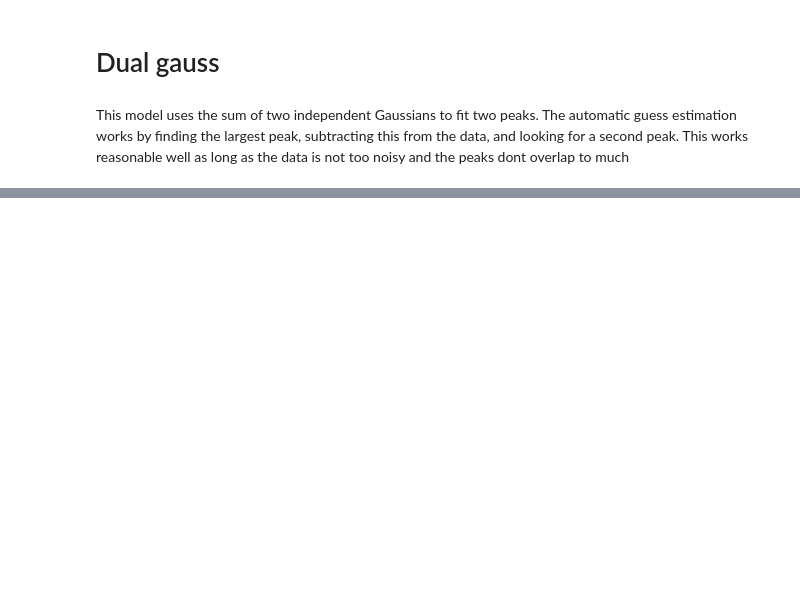
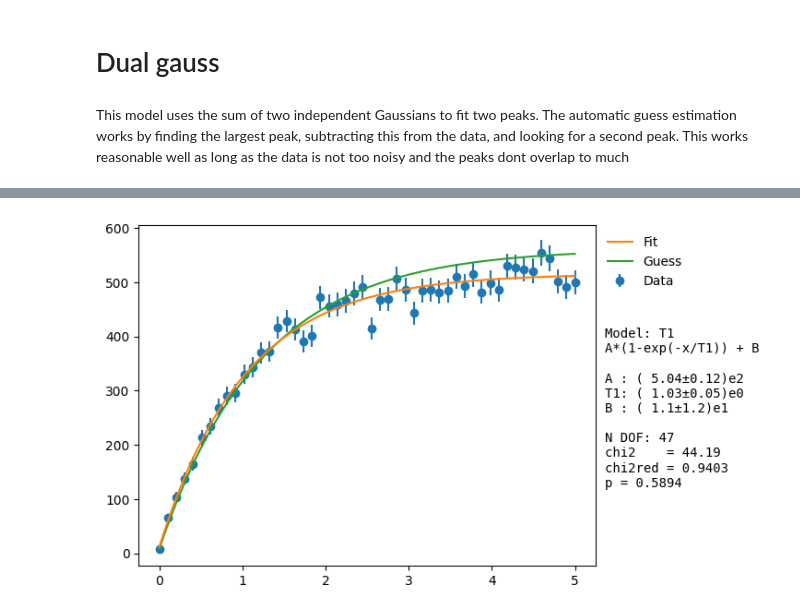
Before and after one commit to M-Hayhurst/lazyfit, a Jupyter notebook: example_notebooks/model_catalog.ipynb, the cells around one changed output, grey strips where cells are left out. Saved outputs shown, nothing was run; the diff lists cells and outputs as text; code cells hidden in the pictures; blank space fills up the shorter version.

```diff
--- a/example_notebooks/model_catalog.ipynb
+++ b/example_notebooks/model_catalog.ipynb
@@ -341,0 +372,16 @@ fit_dualgauss.plot(N=200, plot_guess = True);
+# %%
+# test data parameters
+T1 = 1 # exponential time
+A = 500 # amplitude
+B = 10 # data value at t=0
+
+# generate test data
+x = np.linspace(0, 5, 50)
+y = lazyfit.models.T1.f(x, A, T1, B)
+y_noise = np.random.poisson(lam=y)
+# %%
+# fit
+fit_T1 = lazyfit.fit('T1', x, y_noise, dy=np.sqrt(y_noise))
+fit_T1.plot(N=200, plot_guess = True);
+# %% [output]
+[figure, added]
```
Also changed, not shown: parts of 26 cells of this notebook, 2 other files.
